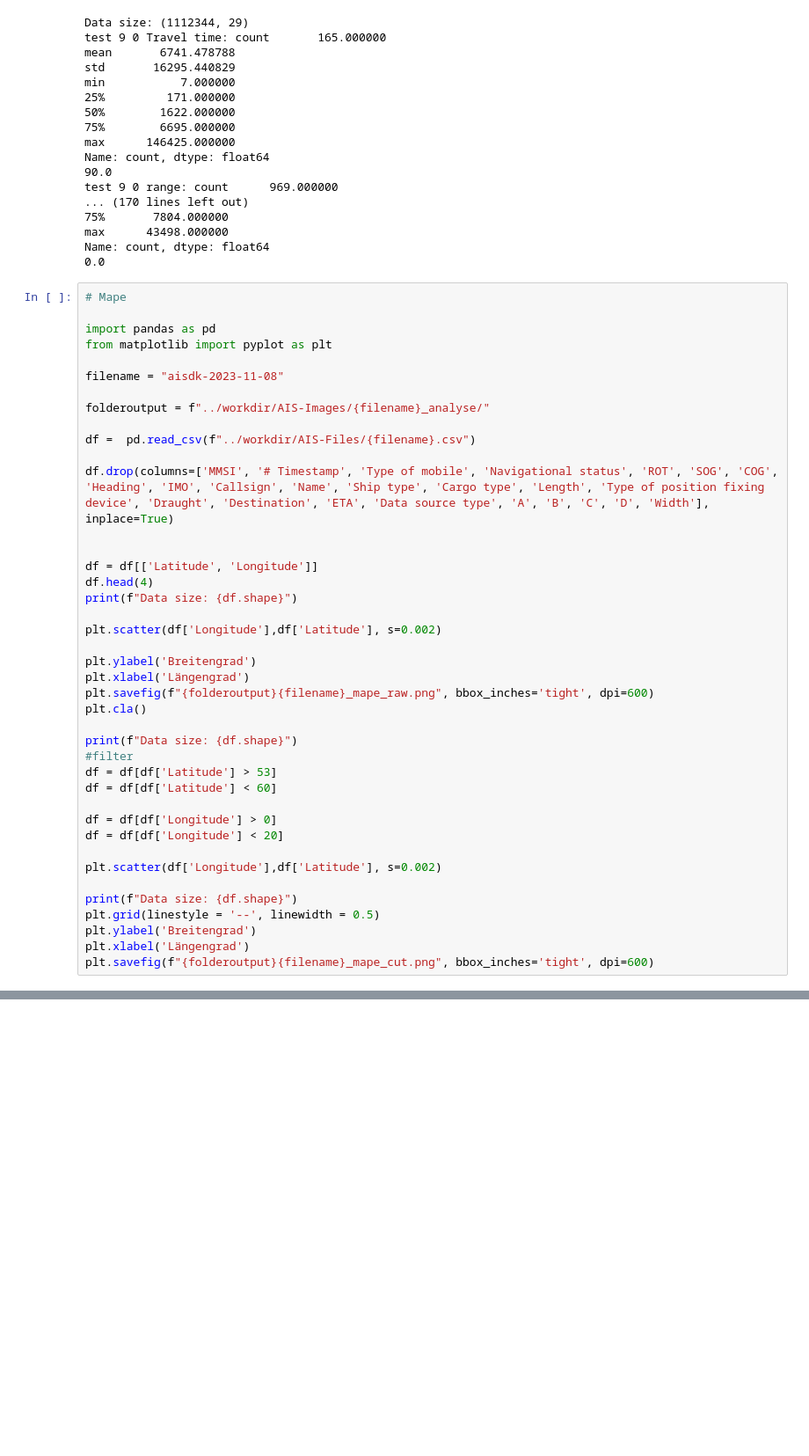
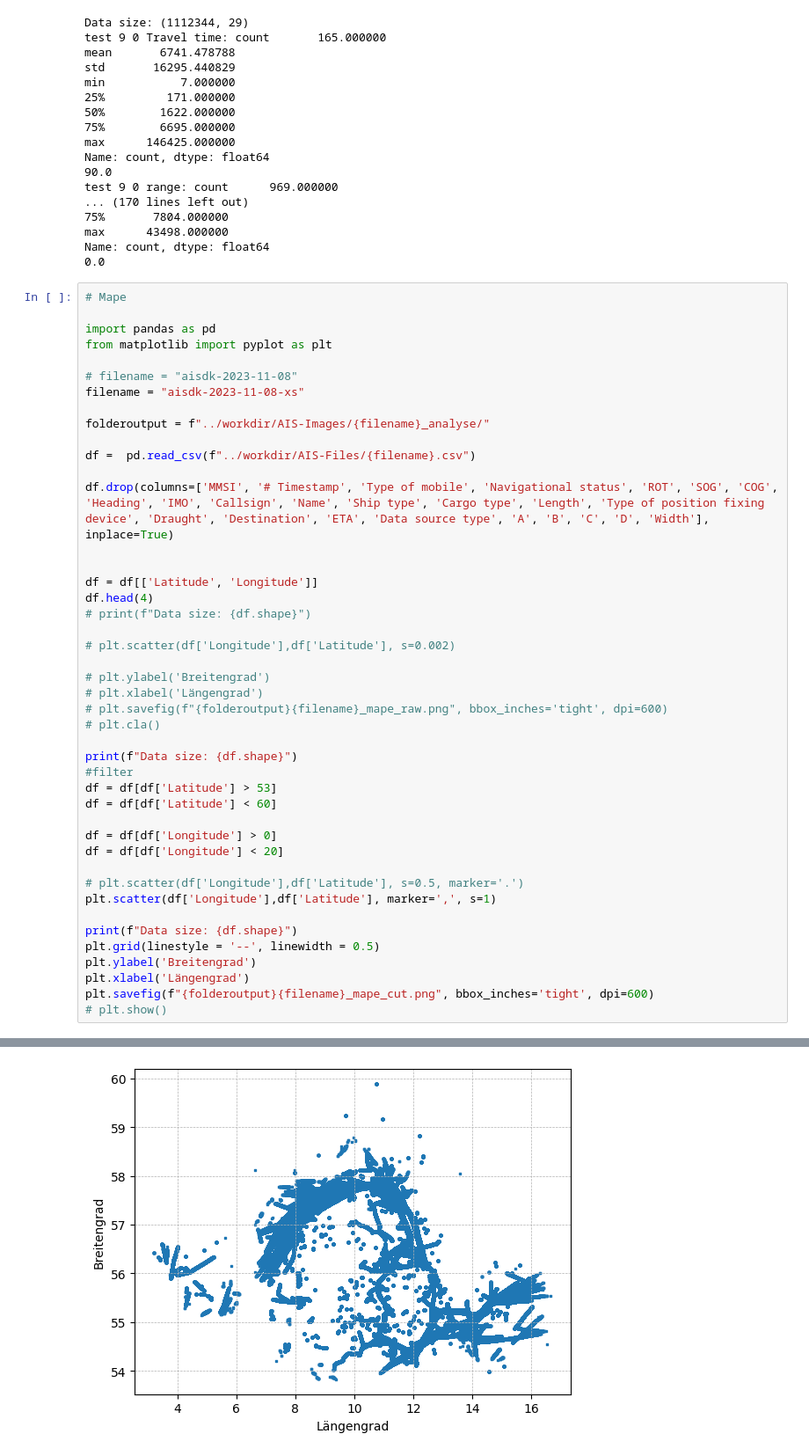
Before and after one commit to SeseRau/py-ma-git, a Jupyter notebook: notebooks/DataTest.ipynb, the cells around one changed output, grey strips where cells are left out. Shown at 88% size. Drawn from its saved outputs; the diff is of its cells as text; blank space fills up the shorter version.

```diff
--- a/notebooks/DataTest.ipynb
+++ b/notebooks/DataTest.ipynb
@@ -447,7 +426,8 @@ Name: count, dtype: float64
 import pandas as pd
 from matplotlib import pyplot as plt
 
-filename = "aisdk-2023-11-08"
+# filename = "aisdk-2023-11-08"
+filename = "aisdk-2023-11-08-xs"
 
 folderoutput = f"../workdir/AIS-Images/{filename}_analyse/"
 
@@ -458,14 +438,14 @@ df.drop(columns=['MMSI', '# Timestamp', 'Type of mobile', 'Navigational status',
 
 df = df[['Latitude', 'Longitude']]
 df.head(4)
-print(f"Data size: {df.shape}")
+# print(f"Data size: {df.shape}")
 
-plt.scatter(df['Longitude'],df['Latitude'], s=0.002)
+# plt.scatter(df['Longitude'],df['Latitude'], s=0.002)
 
-plt.ylabel('Breitengrad')
-plt.xlabel('Längengrad')
-plt.savefig(f"{folderoutput}{filename}_mape_raw.png", bbox_inches='tight', dpi=600)
-plt.cla()
+# plt.ylabel('Breitengrad')
+# plt.xlabel('Längengrad')
+# plt.savefig(f"{folderoutput}{filename}_mape_raw.png", bbox_inches='tight', dpi=600)
+# plt.cla()
 
 print(f"Data size: {df.shape}")
 #filter
@@ -475,11 +455,13 @@ df = df[df['Latitude'] < 60]
 df = df[df['Longitude'] > 0]
 df = df[df['Longitude'] < 20]
 
-plt.scatter(df['Longitude'],df['Latitude'], s=0.002)
+# plt.scatter(df['Longitude'],df['Latitude'], s=0.5, marker='.')
+plt.scatter(df['Longitude'],df['Latitude'], marker=',', s=1)
 
 print(f"Data size: {df.shape}")
 plt.grid(linestyle = '--', linewidth = 0.5)
 plt.ylabel('Breitengrad')
 plt.xlabel('Längengrad')
 plt.savefig(f"{folderoutput}{filename}_mape_cut.png", bbox_inches='tight', dpi=600)
+# plt.show()
 # %% [output]
@@ -489,3 +470,4 @@ Data size: (15176780, 2)
+[figure, added]
 # %%
 # Mape knn
 
```
Also changed, not shown: parts of 5 cells of this notebook, 1 other file.
